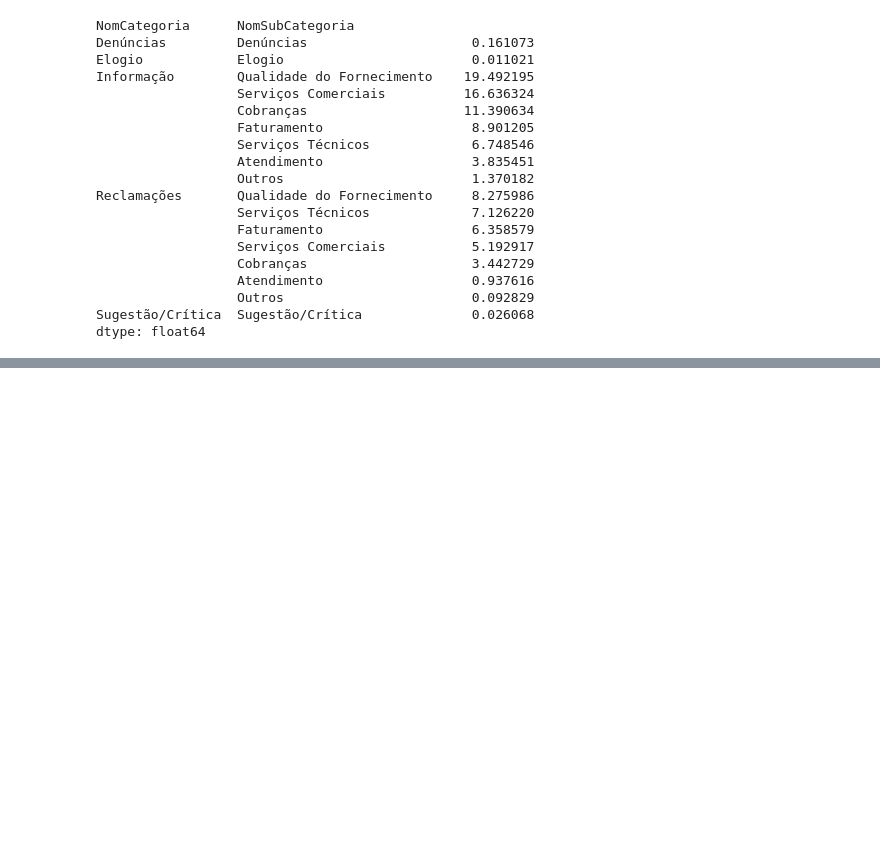
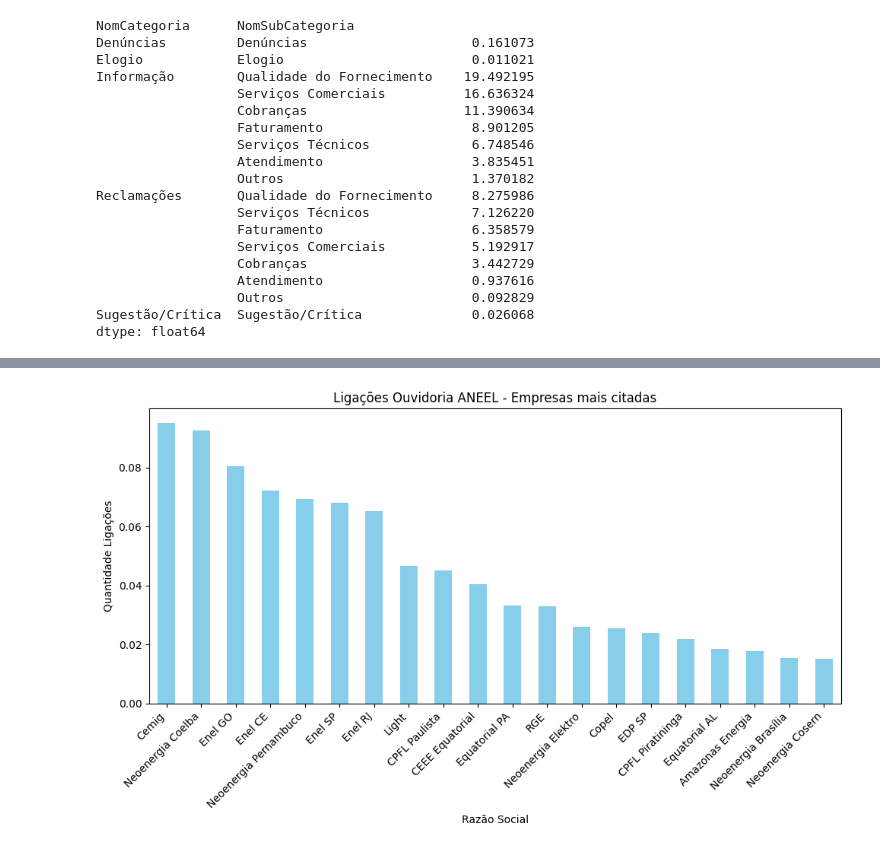
Before and after one commit to LerinaMM/satisfacao_consumidor_aneel, a Jupyter notebook: aneel_ouvidoria.ipynb, the cells around one changed output, grey strips where cells are left out. Saved outputs shown, nothing was run; the diff lists cells and outputs as text; code cells hidden in the pictures; blank space fills up the shorter version.

```diff
--- a/aneel_ouvidoria.ipynb
+++ b/aneel_ouvidoria.ipynb
@@ -144,0 +260,17 @@ dtype: float64
+# %%
+# Verificando a frequencia de Ligações a Ouvidoria da Aneel
+
+# Conte a frequência de cada canal de atendimento
+quantidade_ouvidoria = dados['SigAgente'].value_counts(10)
+
+# Crie um gráfico de barras para visualizar a frequência de reclamacao dos planos
+plt.figure(figsize=(10, 6))
+quantidade_ouvidoria.head(20).plot(kind='bar', color='skyblue')
+plt.title('Ligações Ouvidoria ANEEL - Empresas mais citadas')
+plt.xlabel('Razão Social')
+plt.ylabel('Quantidade Ligações')
+plt.xticks(rotation=45, ha='right')
+plt.tight_layout()
+plt.show()
+# %% [output]
+[figure, added]
```
Also changed, not shown: parts of 16 cells of this notebook.
